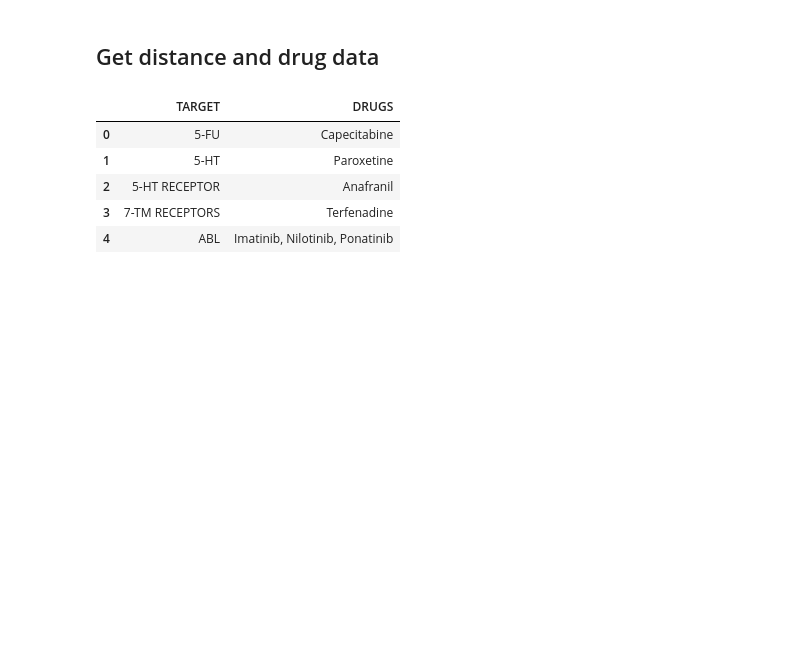
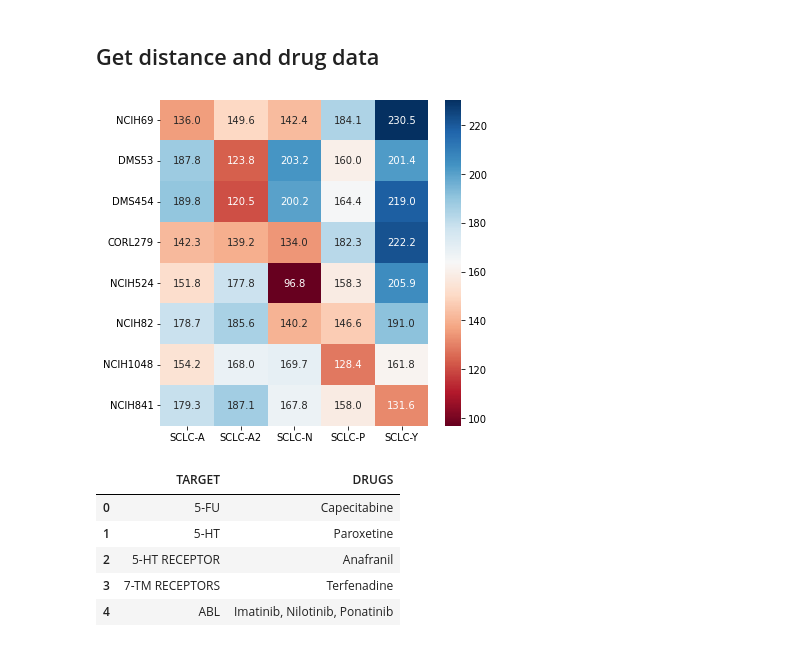
Before and after one commit to QuLab-VU/Groves-CellSys2022, a Jupyter notebook: notebooks/bulk/Drug Response.ipynb, the cells around one changed output. Saved outputs shown, nothing was run; the diff lists cells and outputs as text; code cells hidden in the pictures; blank space fills up the shorter version.

```diff
--- a/notebooks/bulk/Drug Response.ipynb
+++ b/notebooks/bulk/Drug Response.ipynb
@@ -25,6 +25,15 @@ distances.index = [i.split(".")[1] for i in distances.index]
 distances_groupby_cline = distances.groupby(distances.index).mean()
 # %%
 distances_groupby_cline.to_csv(op.join(indir, 'notebooks/out/dist_to_bulk_arc_by_cline.csv'))
+# %%
+subset = distances_groupby_cline.loc[['NCIH69','DMS53','DMS454','CORL279','NCIH524','NCIH82','NCIH1048','NCIH841']]
+# %%
+hm_df = (subset - subset.min())/(subset.max()- subset.min())
+plt.figure(figsize = (6,6))
+sns.heatmap(subset.sort_index(axis = 1), annot = True, fmt = '.1f',  cmap = 'RdBu')
+plt.savefig('./figures/distances_cline_to_arc.pdf')
+# %% [output]
+[figure, added]
 # %%
 dr = pd.read_csv(op.join(indir, 'data/drug-response/Teicher 40_viability_params.tsv'), delimiter='\t')
 # %%
```
Also changed, not shown: parts of 9 cells of this notebook, 34 other files.
